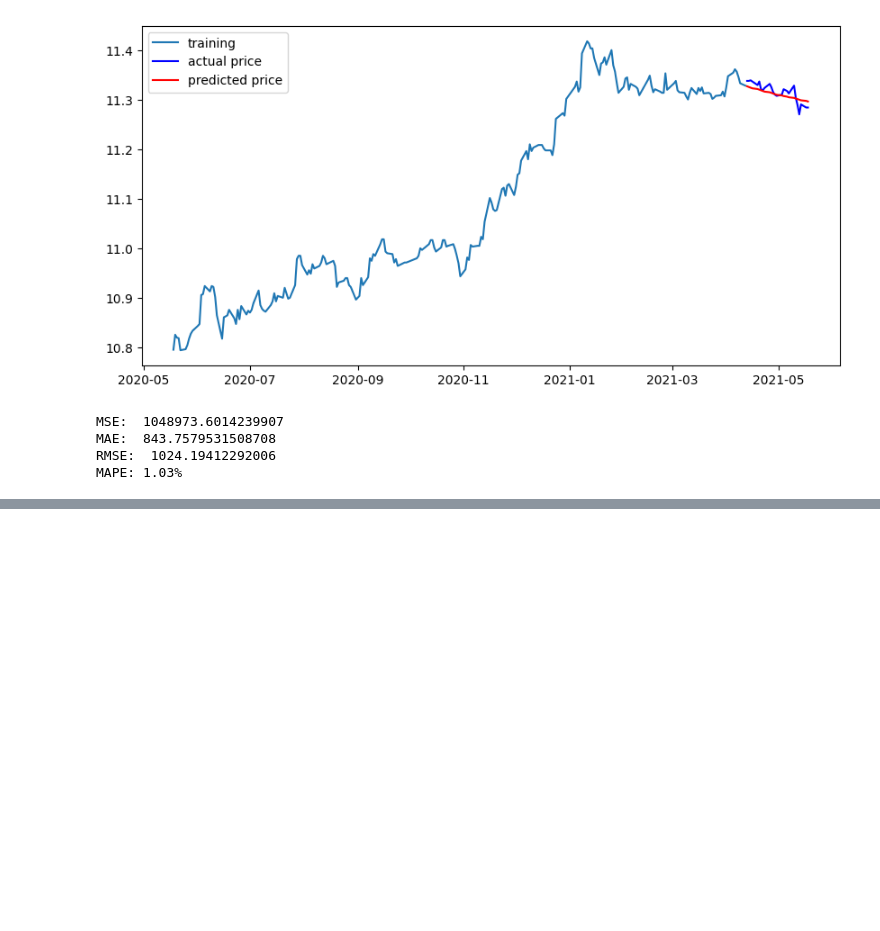
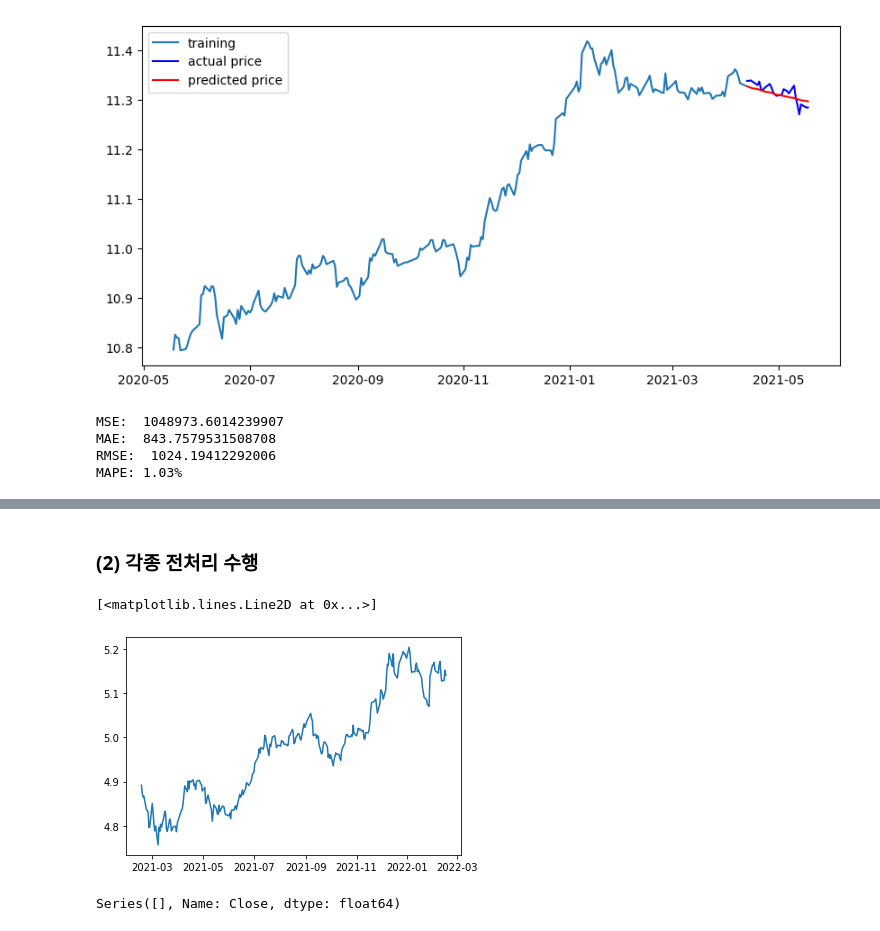
Before and after one commit to LAGABI44/AIFFEL_Study, a Jupyter notebook: EXPLORATION/Submission/[E-11]Stock_Prediction.ipynb, the cells around one changed output, grey strips where cells are left out. Cells and saved outputs as stored; diff of their text form; code cells hidden in the pictures; blank space fills up the shorter version.

```diff
--- a/EXPLORATION/Submission/[E-11]Stock_Prediction.ipynb
+++ b/EXPLORATION/Submission/[E-11]Stock_Prediction.ipynb
@@ -279,0 +287,13 @@ MAPE: 1.03%
+# %%
+import numpy as np
+import pandas as pd
+import matplotlib.pyplot as plt
+import os
+
+# Time Series 생성
+# [[YOUR CODE]]
+dataset_appl = os.getenv('HOME') + '/aiffel/stock_prediction/data/AAPL.csv'
+df = pd.read_csv(dataset_appl, index_col='Date', parse_dates=True)
+ts_appl = df['Close']
+
+ts_appl.head()
@@ -279,0 +308,15 @@ MAPE: 1.03%
+# %% [markdown]
+### (2) 각종 전처리 수행
+# %%
+# 로그 변환 후 시각화
+ts_appl_log = np.log(ts_appl)
+plt.plot(ts_appl_log)
+# %% [output]
+[<matplotlib.lines.Line2D at 0x...>]
+[figure, added]
+# %%
+# 결측치 처리
+ts_appl=ts_appl.interpolate(method='time')
+ts_appl[ts_appl.isna()]  # Time Series에서 결측치가 있는 부분만 Series로 출력합니다.
+# %% [output]
+Series([], Name: Close, dtype: float64)
```
Also changed, not shown: parts of 52 cells of this notebook.
